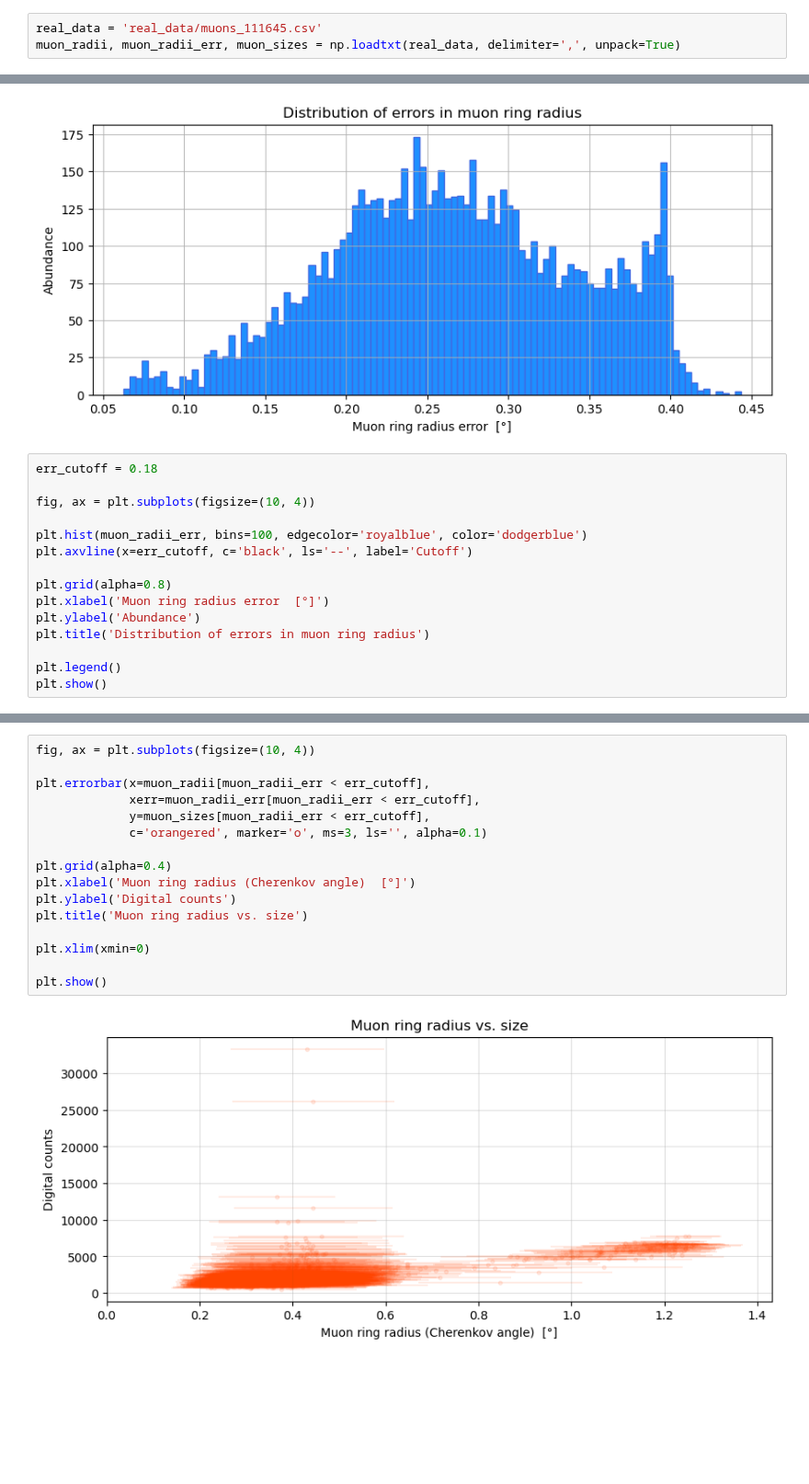
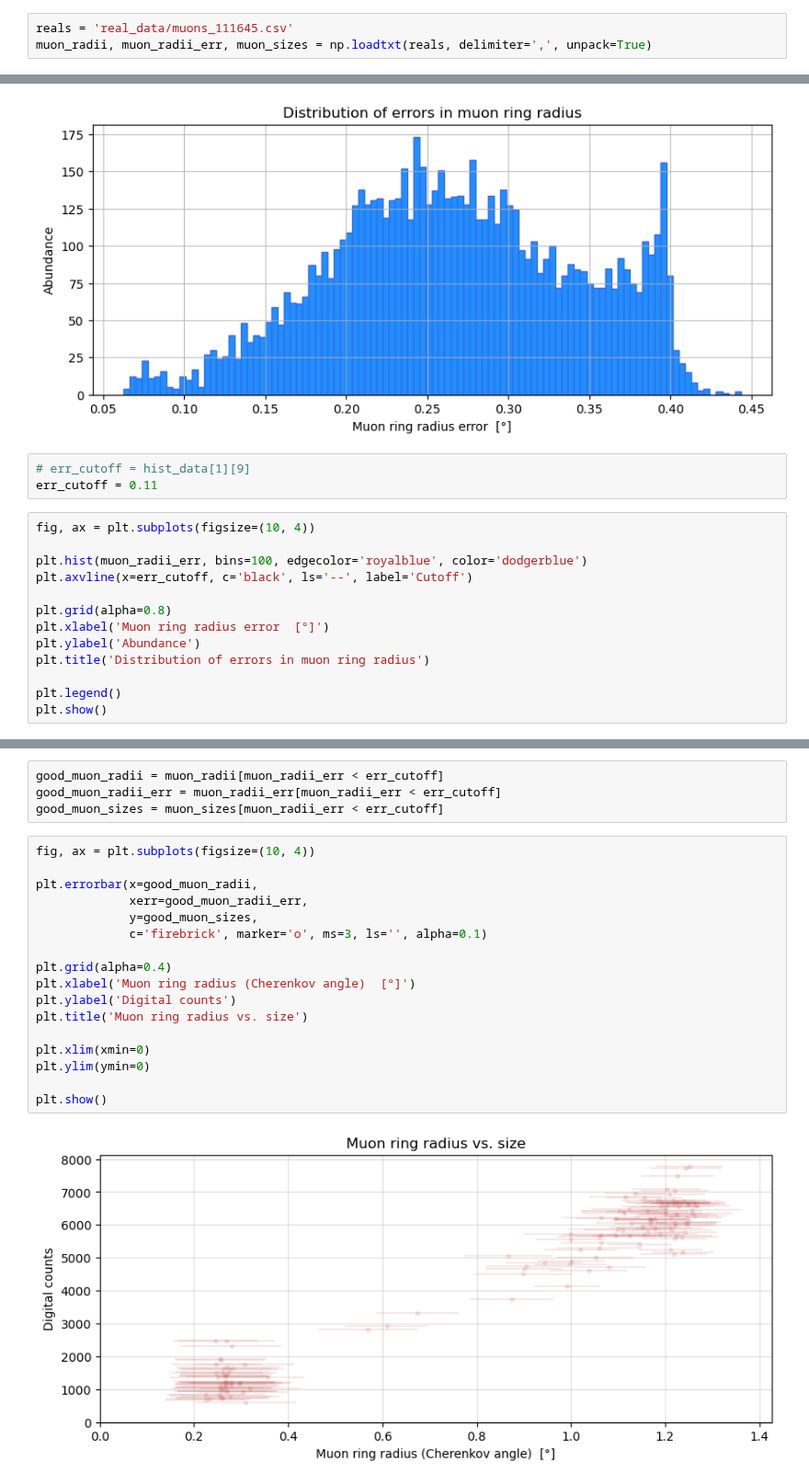
Before and after one commit to leandrorizk/magnetic_monopoles, a Jupyter notebook: muons/muon_real_ring_size_vs_radius.ipynb, the cells around one changed output, grey strips where cells are left out. Shown at 92% size. Cells and saved outputs as stored; diff of their text form; blank space fills up the shorter version.

```diff
--- a/muons/muon_real_ring_size_vs_radius.ipynb
+++ b/muons/muon_real_ring_size_vs_radius.ipynb
@@ -35,7 +36,7 @@ from scipy.interpolate import CubicSpline
 # np.savetxt(output, real_muon_params.T, delimiter=',')
 # %%
-real_data = 'real_data/muons_111645.csv'
-muon_radii, muon_radii_err, muon_sizes = np.loadtxt(real_data, delimiter=',', unpack=True)
+reals = 'real_data/muons_111645.csv'
+muon_radii, muon_radii_err, muon_sizes = np.loadtxt(reals, delimiter=',', unpack=True)
 # %%
 fig, ax = plt.subplots(figsize=(10, 4))
 
@@ -81,9 +82,10 @@ plt.title('Distribution of errors in muon ring radius')
 plt.show()
 # %% [output]
 [figure]
+# %%
+# err_cutoff = hist_data[1][9]
+err_cutoff = 0.11
 # %%
-err_cutoff = 0.18
-
 fig, ax = plt.subplots(figsize=(10, 4))
 
 plt.hist(muon_radii_err, bins=100, edgecolor='royalblue', color='dodgerblue')
@@ -101,18 +103,23 @@ plt.show()
+# %%
+good_muon_radii = muon_radii[muon_radii_err < err_cutoff]
+good_muon_radii_err = muon_radii_err[muon_radii_err < err_cutoff]
+good_muon_sizes = muon_sizes[muon_radii_err < err_cutoff]
 # %%
 fig, ax = plt.subplots(figsize=(10, 4))
 
-plt.errorbar(x=muon_radii[muon_radii_err < err_cutoff],
-             xerr=muon_radii_err[muon_radii_err < err_cutoff],
-             y=muon_sizes[muon_radii_err < err_cutoff],
-             c='orangered', marker='o', ms=3, ls='', alpha=0.1)
+plt.errorbar(x=good_muon_radii,
+             xerr=good_muon_radii_err,
+             y=good_muon_sizes,
+             c='firebrick', marker='o', ms=3, ls='', alpha=0.1)
 
 plt.grid(alpha=0.4)
 plt.xlabel('Muon ring radius (Cherenkov angle)  [°]')
 plt.ylabel('Digital counts')
 plt.title('Muon ring radius vs. size')
 
 plt.xlim(xmin=0)
+plt.ylim(ymin=0)
 
 plt.show()
 # %% [output]
-[figure, old version]
+[figure, new version]
```
Also changed, not shown: parts of 35 cells of this notebook, 6 other files.
